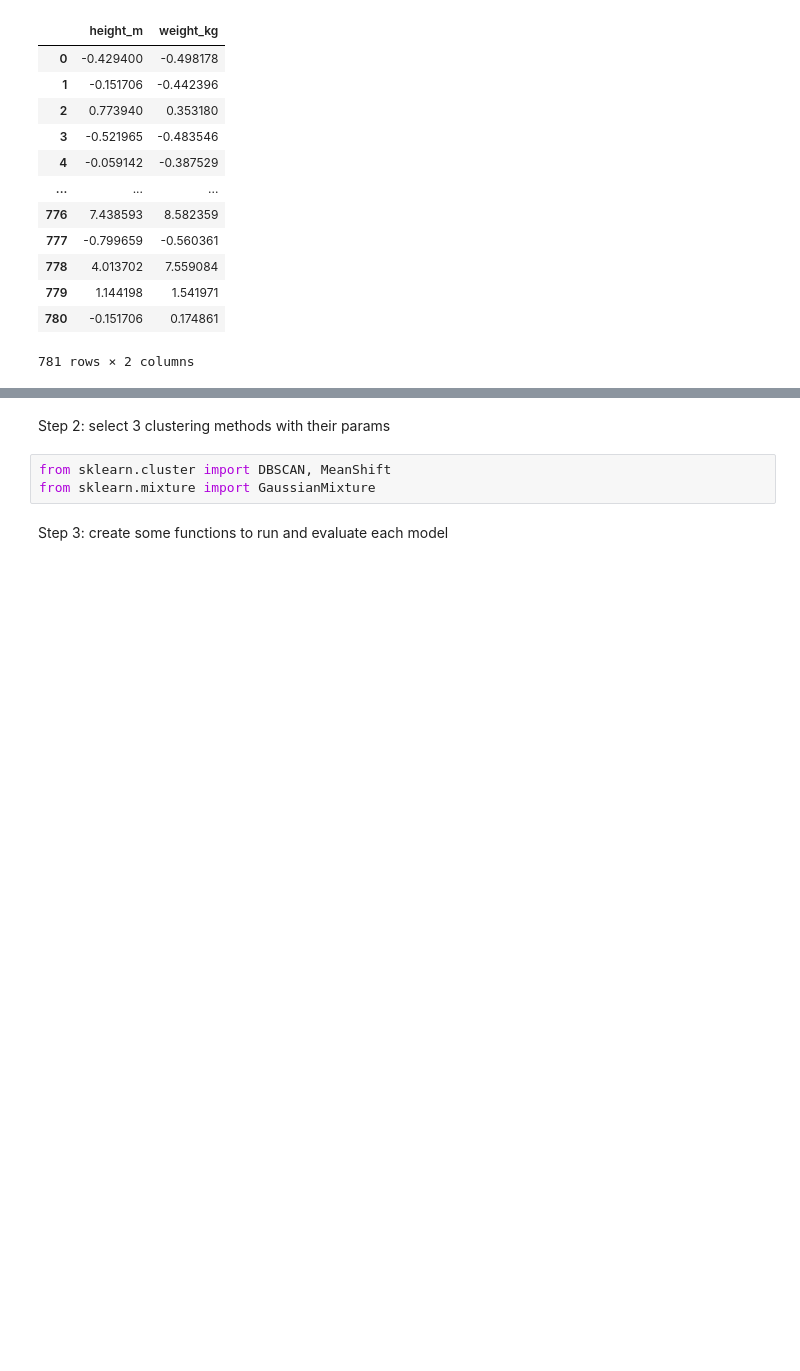
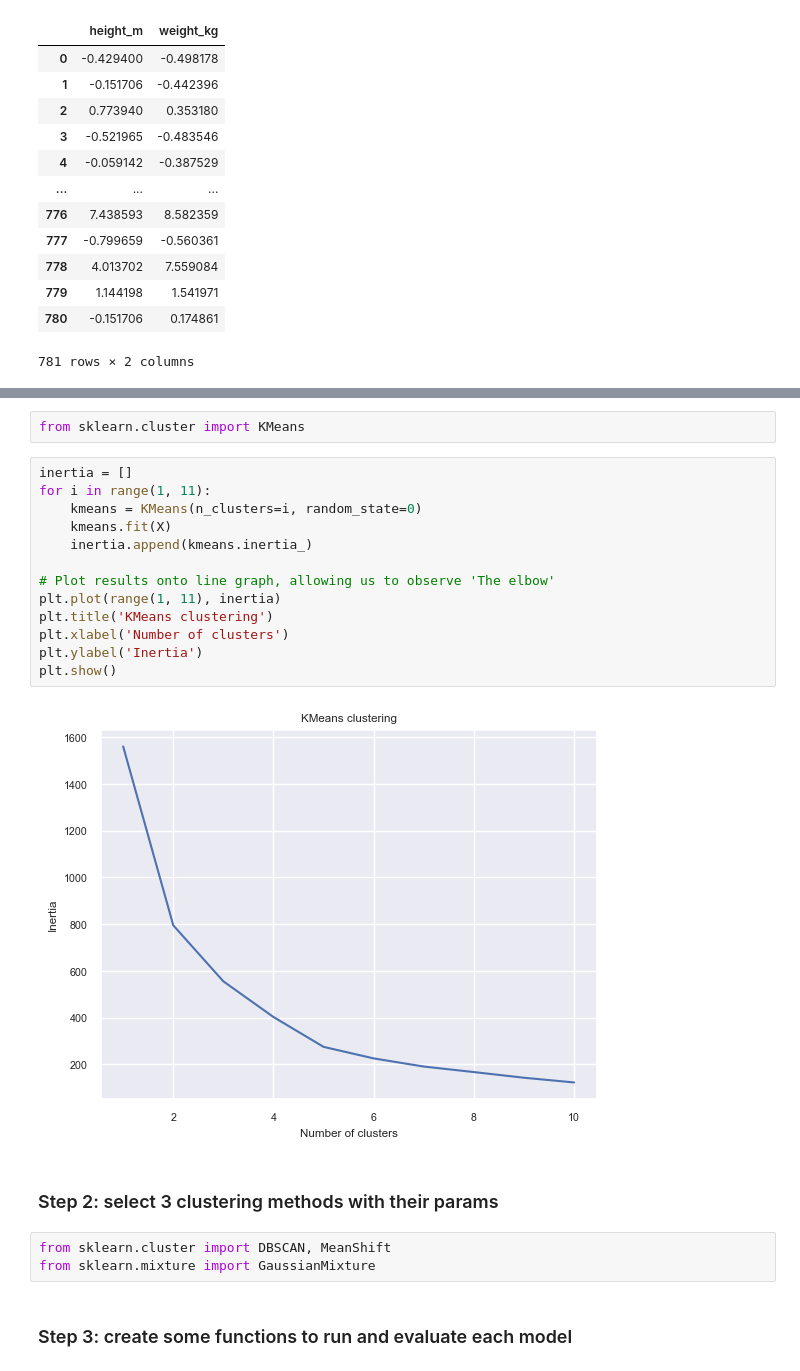
Before and after one commit to lyesds/AI_drills, a Jupyter notebook: 2.clustering_drills.ipynb, the cells around one changed output, grey strips where cells are left out. Drawn from its saved outputs; the diff is of its cells as text; blank space fills up the shorter version.

```diff
--- a/2.clustering_drills.ipynb
+++ b/2.clustering_drills.ipynb
@@ -566,10 +578,27 @@ Shape after droping nans: (781, 41)
+# %%
+from sklearn.cluster import KMeans
+# %%
+inertia = []
+for i in range(1, 11):
+    kmeans = KMeans(n_clusters=i, random_state=0)
+    kmeans.fit(X)
+    inertia.append(kmeans.inertia_)
+
+# Plot results onto line graph, allowing us to observe 'The elbow'
+plt.plot(range(1, 11), inertia)
+plt.title('KMeans clustering')
+plt.xlabel('Number of clusters')
+plt.ylabel('Inertia')
+plt.show()
+# %% [output]
+[figure, added]
 # %% [markdown]
-Step 2: select 3 clustering methods with their params
+### Step 2: select 3 clustering methods with their params
 # %%
 from sklearn.cluster import DBSCAN, MeanShift
 from sklearn.mixture import GaussianMixture
 # %% [markdown]
-Step 3: create some functions to run and evaluate each model
+### Step 3: create some functions to run and evaluate each model
 # %%
 def cluster(model: str):
     """
```
Also changed, not shown: parts of 26 cells of this notebook.
